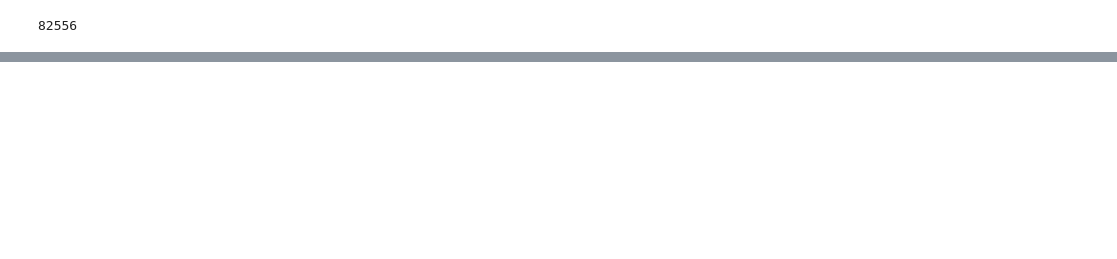
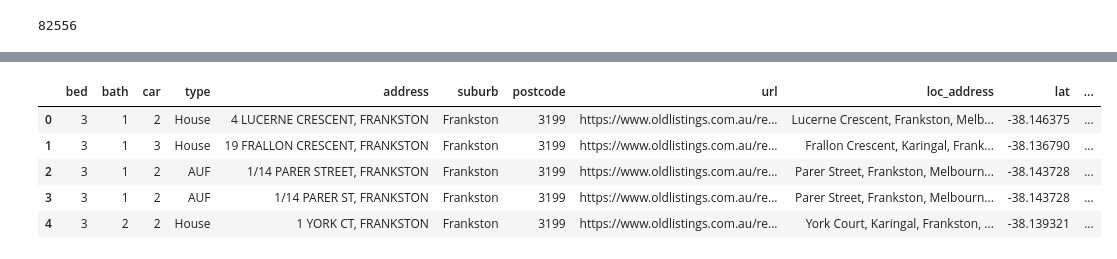
Before and after one commit to MAST30034-Applied-Data-Science/generic-real-estate-consulting-project-group-0, a Jupyter notebook: notebooks/feature_enger.ipynb, the cells around one changed output, grey strips where cells are left out. Saved outputs shown, nothing was run; the diff lists cells and outputs as text; code cells hidden in the pictures; blank space fills up the shorter version.

```diff
--- a/notebooks/feature_enger.ipynb
+++ b/notebooks/feature_enger.ipynb
@@ -96,0 +85,7 @@ KeyError: 12
+# %%
+postcode_df = pd.read_csv('../data/raw/abs/australian_postcodes.csv')
+postcode_df = postcode_df.loc[postcode_df['state'] == 'VIC']
+postcode_df['locality'] = postcode_df['locality'].str.title()
+postcode_df = postcode_df[['postcode', 'locality', 'SA2_NAME_2016', 'SA2_MAINCODE_2016']]
+postcode_df = postcode_df.rename(columns={'locality': 'suburb'}, errors="raise")
+postcode_df.head()
@@ -96,0 +99,12 @@ KeyError: 12
+# %%
+df3 = pd.merge(df2, postcode_df, on=['postcode', 'suburb'])
+df3['SA2_MAINCODE_2016'] = df3['SA2_MAINCODE_2016'].astype(int)
+df3 = df3.rename(columns={'SA2_MAINCODE_2016': 'SA2'}, errors="raise")
+df3.head()
+# %% [output]
+|  | bed | bath | car | type | address | suburb | postcode | url | loc_address | lat | ... |
+| 0 | 3 | 1 | 2 | House | 4 LUCERNE CRESCENT, FRANKSTON | Frankston | 3199 | https://www.oldlistings.com.au/re... | Lucerne Crescent, Frankston, Melb... | -38.146375 | ... |
+| 1 | 3 | 1 | 3 | House | 19 FRALLON CRESCENT, FRANKSTON | Frankston | 3199 | https://www.oldlistings.com.au/re... | Frallon Crescent, Karingal, Frank... | -38.136790 | ... |
+| 2 | 3 | 1 | 2 | AUF | 1/14 PARER STREET, FRANKSTON | Frankston | 3199 | https://www.oldlistings.com.au/re... | Parer Street, Frankston, Melbourn... | -38.143728 | ... |
+| 3 | 3 | 1 | 2 | AUF | 1/14 PARER ST, FRANKSTON | Frankston | 3199 | https://www.oldlistings.com.au/re... | Parer Street, Frankston, Melbourn... | -38.143728 | ... |
+| 4 | 3 | 2 | 2 | House | 1 YORK CT, FRANKSTON | Frankston | 3199 | https://www.oldlistings.com.au/re... | York Court, Karingal, Frankston, ... | -38.139321 | ... |
```
Also changed, not shown: parts of 26 cells of this notebook, 3 other files.
